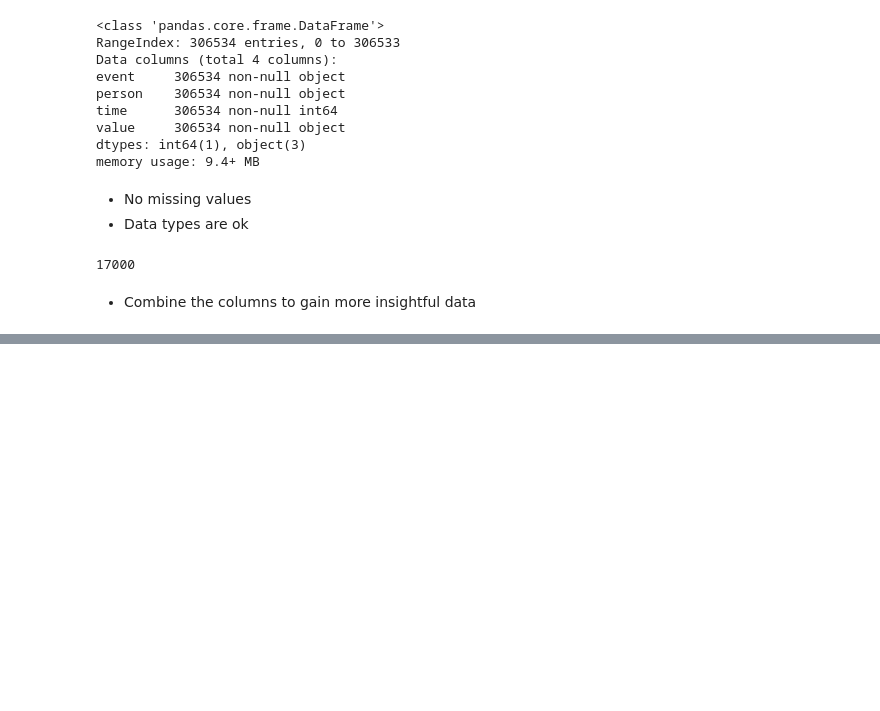
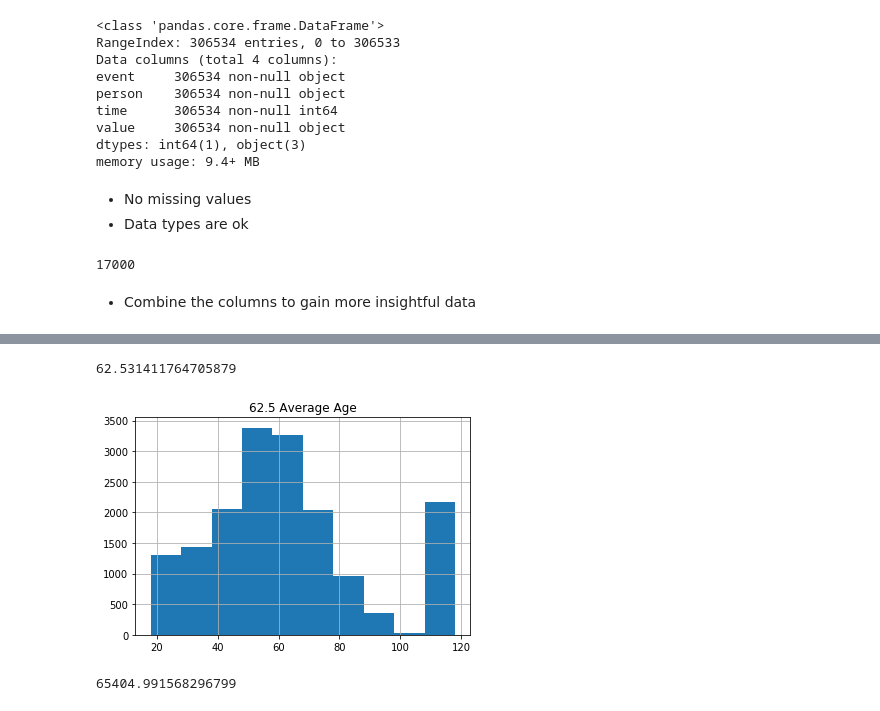
Before and after one commit to HunterKane/Starbucks-Reward-App-, a Jupyter notebook: Starbucks_Capstone_notebook-2.ipynb, the cells around one changed output, grey strips where cells are left out. Drawn from its saved outputs; the diff is of its cells as text; code cells hidden in the pictures; blank space fills up the shorter version.

```diff
--- a/Starbucks_Capstone_notebook-2.ipynb
+++ b/Starbucks_Capstone_notebook-2.ipynb
@@ -313,0 +436,14 @@ transcript.head(15)
+# %%
+#Average demograpgic age
+profile['age'].mean()
+# %% [output]
+62.531411764705879
+# %%
+profile['age'].hist()
+plt.title('62.5 Average Age');
+# %% [output]
+[figure, added]
+# %%
+profile['income'].mean()
+# %% [output]
+65404.991568296799
```
Also changed, not shown: parts of 39 cells of this notebook.
